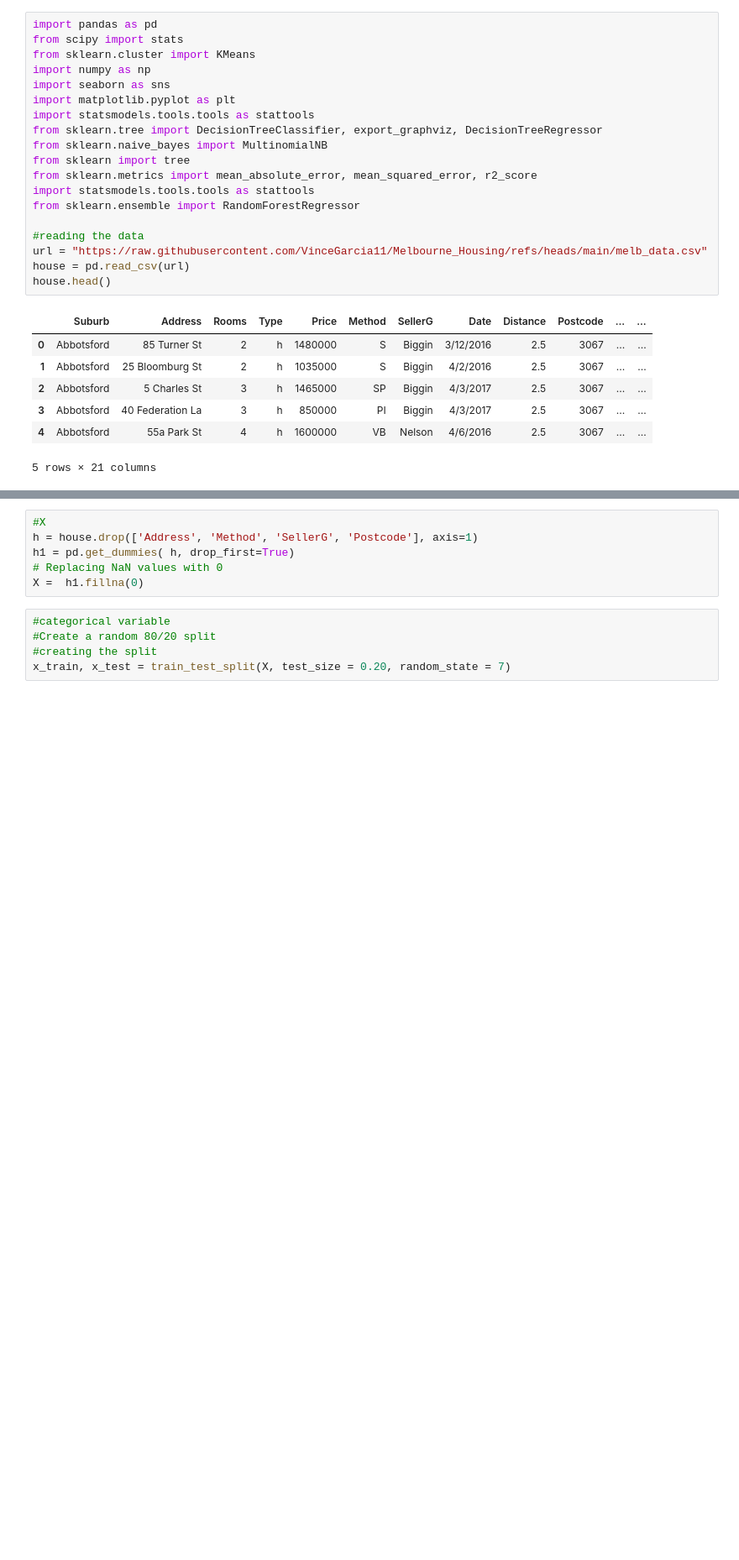
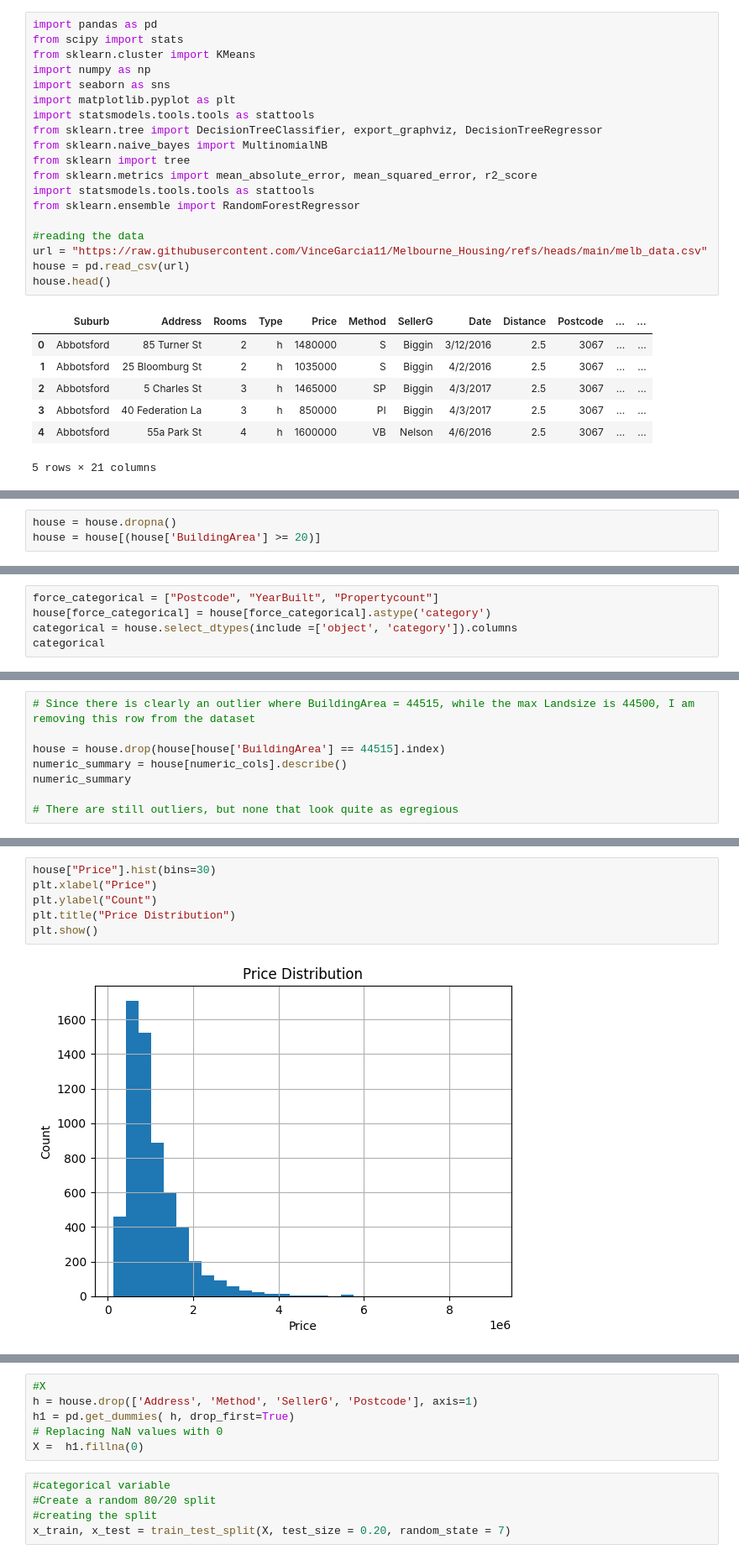
Before and after one commit to VinceGarcia11/Melbourne_Housing, a Jupyter notebook: Data_Mining.ipynb, the cells around one changed output, grey strips where cells are left out. Shown at 84% size. Cells and saved outputs as stored; diff of their text form; blank space fills up the shorter version.

```diff
--- a/Data_Mining.ipynb
+++ b/Data_Mining.ipynb
@@ -31,0 +32,3 @@ house.head()
+# %%
+house = house.dropna()
+house = house[(house['BuildingArea'] >= 20)]
@@ -31,0 +50,5 @@ house.head()
+# %%
+force_categorical = ["Postcode", "YearBuilt", "Propertycount"]
+house[force_categorical] = house[force_categorical].astype('category')
+categorical = house.select_dtypes(include =['object', 'category']).columns
+categorical
@@ -31,0 +87,8 @@ house.head()
+# %%
+# Since there is clearly an outlier where BuildingArea = 44515, while the max Landsize is 44500, I am removing this row from the dataset
+
+house = house.drop(house[house['BuildingArea'] == 44515].index)
+numeric_summary = house[numeric_cols].describe()
+numeric_summary
+
+# There are still outliers, but none that look quite as egregious
@@ -31,0 +105,8 @@ house.head()
+# %%
+house["Price"].hist(bins=30)
+plt.xlabel("Price")
+plt.ylabel("Count")
+plt.title("Price Distribution")
+plt.show()
+# %% [output]
+[figure, added]
```
Also changed, not shown: parts of 13 cells of this notebook.
